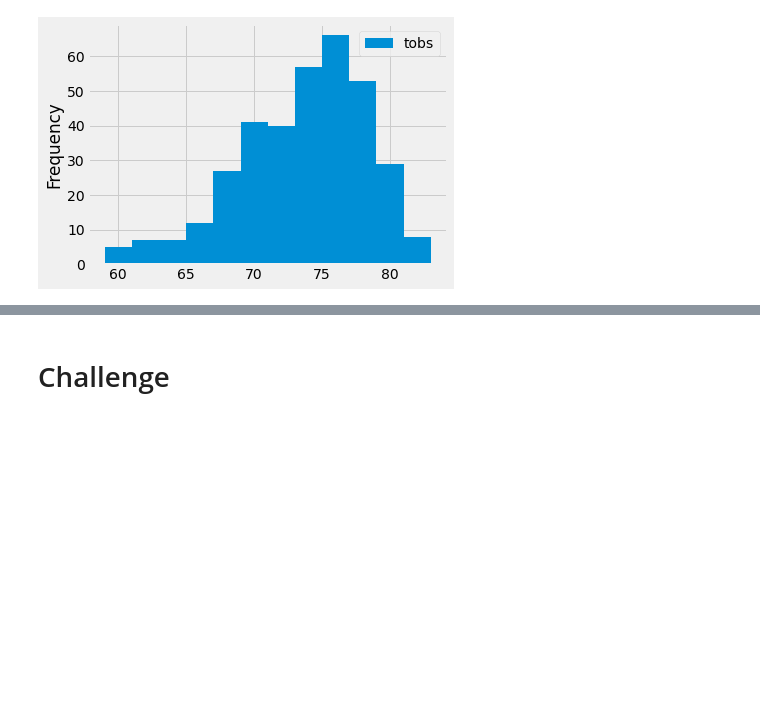
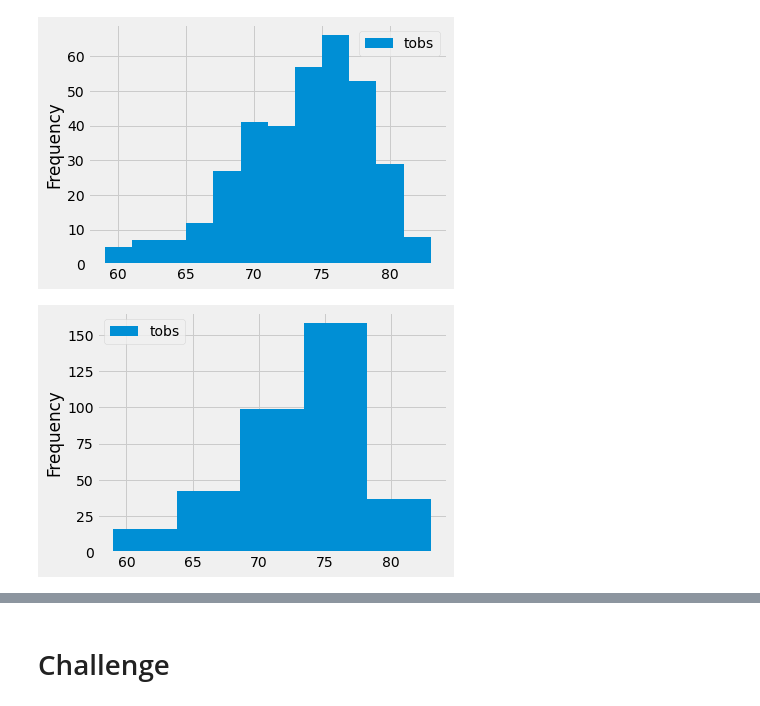
Before and after one commit to Neekoh1310/surfs_up, a Jupyter notebook: climate_analysis.ipynb, the cells around one changed output, grey strips where cells are left out. Cells and saved outputs as stored; diff of their text form; code cells hidden in the pictures; blank space fills up the shorter version.

```diff
--- a/climate_analysis.ipynb
+++ b/climate_analysis.ipynb
@@ -207,3 +207,9 @@ df.plot.hist(bins=12)
 plt.tight_layout()
 # %% [output]
 [figure]
+# %%
+#Skill Drill: Adjust the number of bins to 5
+df.plot.hist(bins=5)
+plt.tight_layout()
+# %% [output]
+[figure, added]
```
Also changed, not shown: parts of 1 cell of this notebook, 2 other files.
